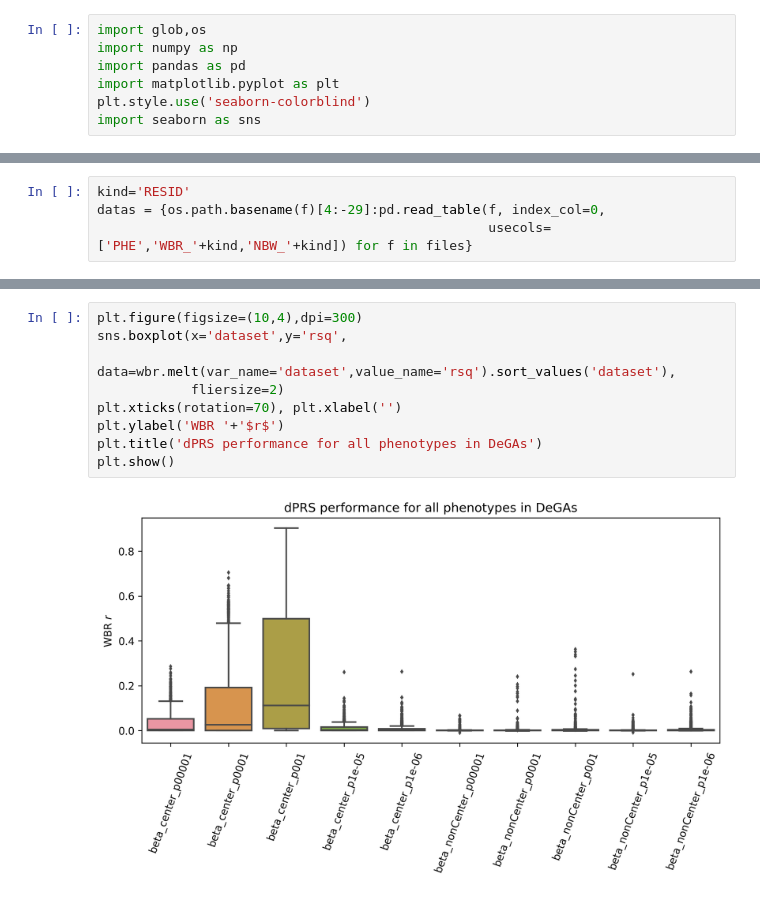
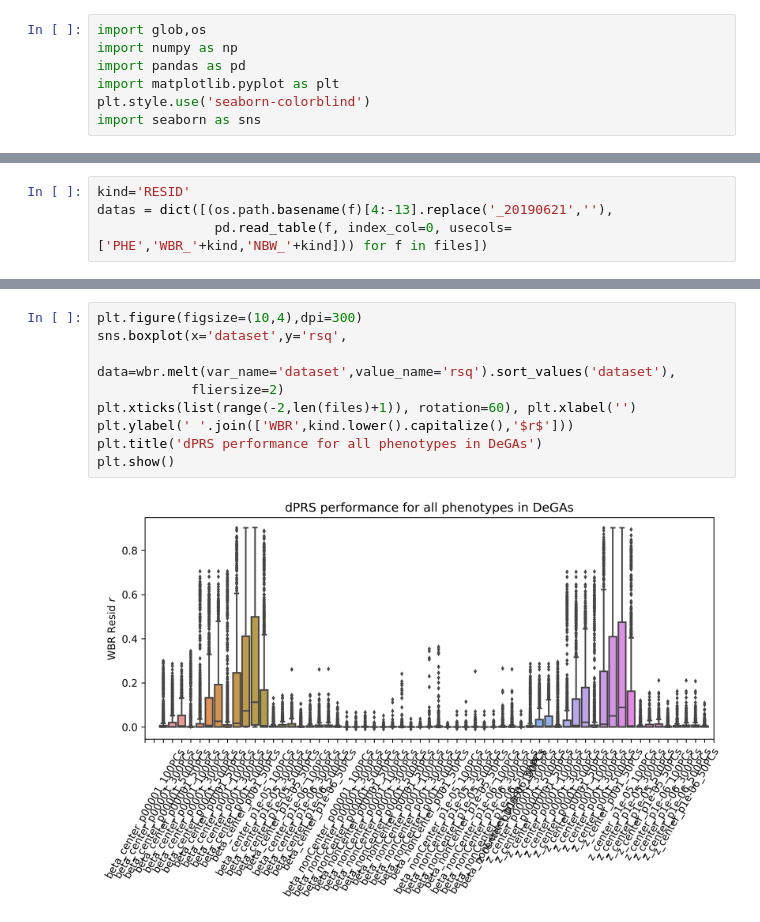
Before and after one commit to rivas-lab/degas-risk, a Jupyter notebook: supplement/FigureS1-Hyperparameter_Optimization.ipynb, the cells around one changed output, grey strips where cells are left out. Drawn from its saved outputs; the diff is of its cells as text.

Commit message:
figure updates

```diff
--- a/supplement/FigureS1-Hyperparameter_Optimization.ipynb
+++ b/supplement/FigureS1-Hyperparameter_Optimization.ipynb
@@ -22,7 +29,7 @@ all_beta_center_p0001_20190621_500PCs.pearsonr.tsv
 # %%
 kind='RESID'
-datas = {os.path.basename(f)[4:-29]:pd.read_table(f, index_col=0,
-                                                  usecols=['PHE','WBR_'+kind,'NBW_'+kind]) for f in files}
+datas = dict([(os.path.basename(f)[4:-13].replace('_20190621',''),
+               pd.read_table(f, index_col=0, usecols=['PHE','WBR_'+kind,'NBW_'+kind])) for f in files])
 # %%
 wbr=pd.DataFrame([datas[ds]['WBR_'+kind] for ds in datas],
                  index=[ds for ds in datas]).T
@@ -37,14 +45,14 @@ wbr.head()
 # %%
 plt.figure(figsize=(10,4),dpi=300)
 sns.boxplot(x='dataset',y='rsq',
             data=wbr.melt(var_name='dataset',value_name='rsq').sort_values('dataset'),
             fliersize=2)
-plt.xticks(rotation=70), plt.xlabel('')
-plt.ylabel('WBR '+'$r$')
+plt.xticks(list(range(-2,len(files)+1)), rotation=60), plt.xlabel('')
+plt.ylabel(' '.join(['WBR',kind.lower().capitalize(),'$r$']))
 plt.title('dPRS performance for all phenotypes in DeGAs')
 plt.show()
 # %% [output]
-[figure, old version]
+[figure, new version]
 # %%
 nbw=pd.DataFrame([datas[ds]['NBW_'+kind] for ds in datas],
                  index=[ds for ds in datas]).T
```
Also changed, not shown: parts of 11 cells of this notebook, 4 other files.
